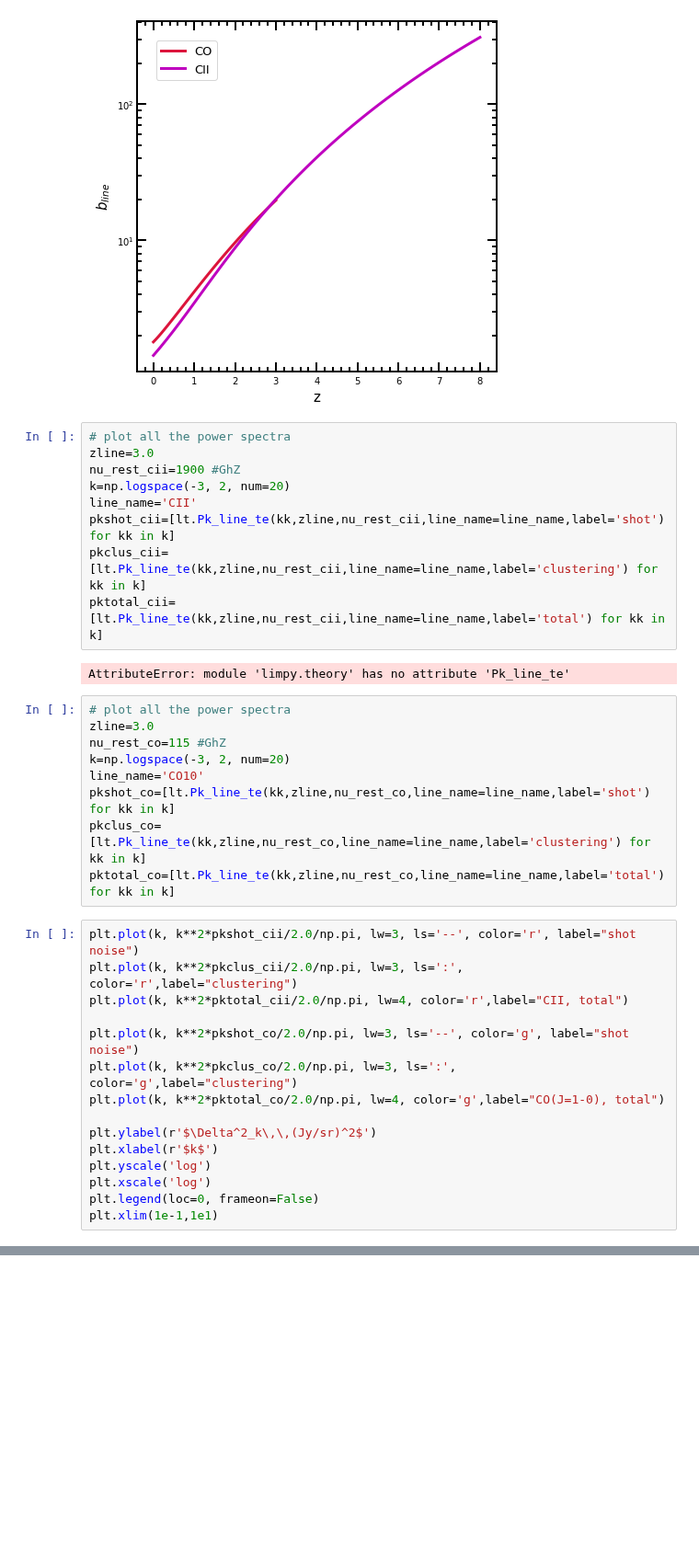
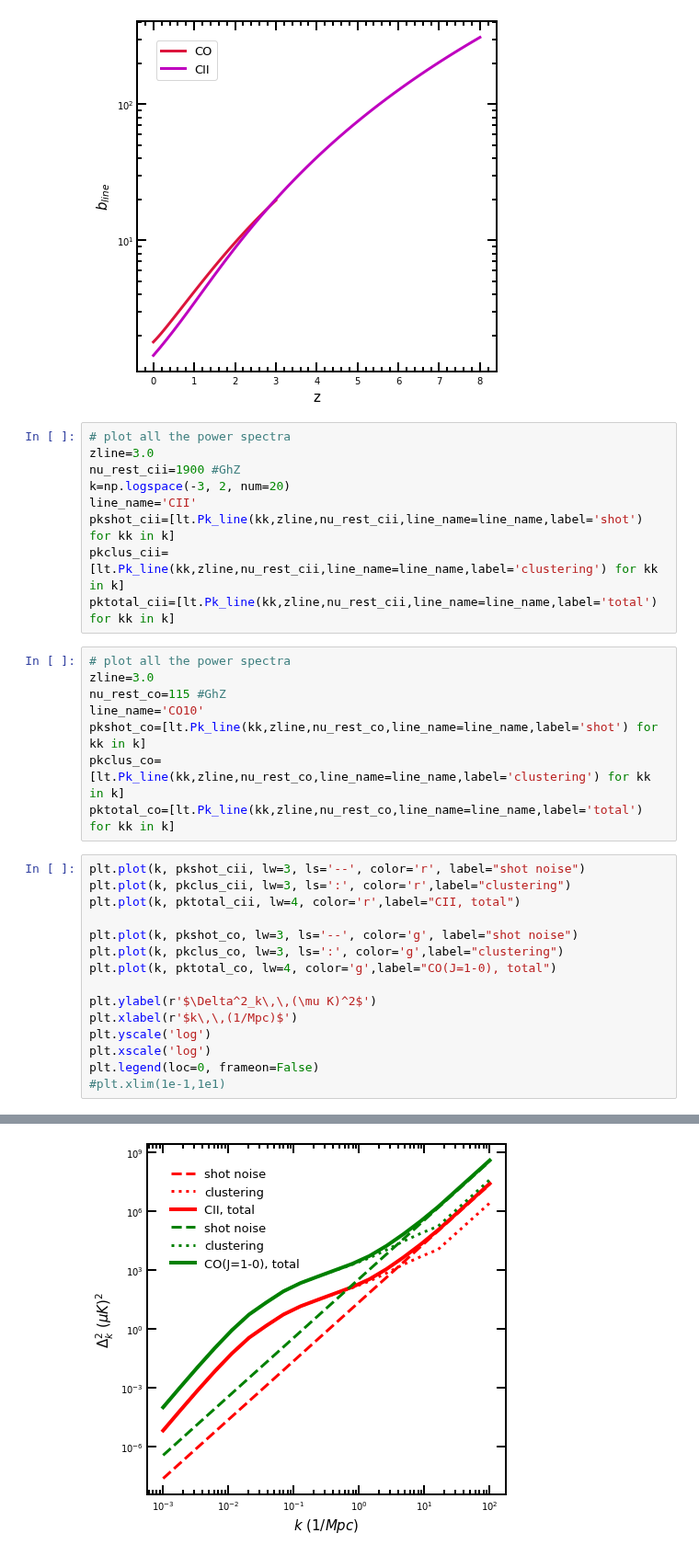
Before and after one commit to Anirbancosmo/Limpy, a Jupyter notebook: notebook/theory.ipynb, the cells around one changed output, grey strips where cells are left out. Shown at 92% size. Cells and saved outputs as stored; diff of their text form; blank space fills up the shorter version.

```diff
--- a/notebook/theory.ipynb
+++ b/notebook/theory.ipynb
@@ -155,32 +158,30 @@ zline=3.0
 nu_rest_cii=1900 #GhZ
 k=np.logspace(-3, 2, num=20)
 line_name='CII'
-pkshot_cii=[lt.Pk_line_te(kk,zline,nu_rest_cii,line_name=line_name,label='shot') for kk in k]
-pkclus_cii=[lt.Pk_line_te(kk,zline,nu_rest_cii,line_name=line_name,label='clustering') for kk in k]
-pktotal_cii=[lt.Pk_line_te(kk,zline,nu_rest_cii,line_name=line_name,label='total') for kk in k]
+pkshot_cii=[lt.Pk_line(kk,zline,nu_rest_cii,line_name=line_name,label='shot') for kk in k]
+pkclus_cii=[lt.Pk_line(kk,zline,nu_rest_cii,line_name=line_name,label='clustering') for kk in k]
+pktotal_cii=[lt.Pk_line(kk,zline,nu_rest_cii,line_name=line_name,label='total') for kk in k]
-# %% [output]
-AttributeError: module 'limpy.theory' has no attribute 'Pk_line_te'
 # %%
 # plot all the power spectra
 zline=3.0
 nu_rest_co=115 #GhZ
-k=np.logspace(-3, 2, num=20)
 line_name='CO10'
-pkshot_co=[lt.Pk_line_te(kk,zline,nu_rest_co,line_name=line_name,label='shot') for kk in k]
-pkclus_co=[lt.Pk_line_te(kk,zline,nu_rest_co,line_name=line_name,label='clustering') for kk in k]
-pktotal_co=[lt.Pk_line_te(kk,zline,nu_rest_co,line_name=line_name,label='total') for kk in k]
+pkshot_co=[lt.Pk_line(kk,zline,nu_rest_co,line_name=line_name,label='shot') for kk in k]
+pkclus_co=[lt.Pk_line(kk,zline,nu_rest_co,line_name=line_name,label='clustering') for kk in k]
+pktotal_co=[lt.Pk_line(kk,zline,nu_rest_co,line_name=line_name,label='total') for kk in k]
 # %%
-plt.plot(k, k**2*pkshot_cii/2.0/np.pi, lw=3, ls='--', color='r', label="shot noise")
-plt.plot(k, k**2*pkclus_cii/2.0/np.pi, lw=3, ls=':', color='r',label="clustering")
-plt.plot(k, k**2*pktotal_cii/2.0/np.pi, lw=4, color='r',label="CII, total")
+plt.plot(k, pkshot_cii, lw=3, ls='--', color='r', label="shot noise")
+plt.plot(k, pkclus_cii, lw=3, ls=':', color='r',label="clustering")
+plt.plot(k, pktotal_cii, lw=4, color='r',label="CII, total")
 
-plt.plot(k, k**2*pkshot_co/2.0/np.pi, lw=3, ls='--', color='g', label="shot noise")
-plt.plot(k, k**2*pkclus_co/2.0/np.pi, lw=3, ls=':', color='g',label="clustering")
-plt.plot(k, k**2*pktotal_co/2.0/np.pi, lw=4, color='g',label="CO(J=1-0), total")
+plt.plot(k, pkshot_co, lw=3, ls='--', color='g', label="shot noise")
+plt.plot(k, pkclus_co, lw=3, ls=':', color='g',label="clustering")
+plt.plot(k, pktotal_co, lw=4, color='g',label="CO(J=1-0), total")
 
-plt.ylabel(r'$\Delta^2_k\,\,(Jy/sr)^2$')
-plt.xlabel(r'$k$')
+plt.ylabel(r'$\Delta^2_k\,\,(\mu K)^2$')
+plt.xlabel(r'$k\,\,(1/Mpc)$')
 plt.yscale('log')
 plt.xscale('log')
 plt.legend(loc=0, frameon=False)
-plt.xlim(1e-1,1e1)
+#plt.xlim(1e-1,1e1)
+# %% [output]
@@ -186,0 +189 @@ plt.xlim(1e-1,1e1)
+[figure, added]
```
Also changed, not shown: parts of 3 cells of this notebook, 5 other files.
